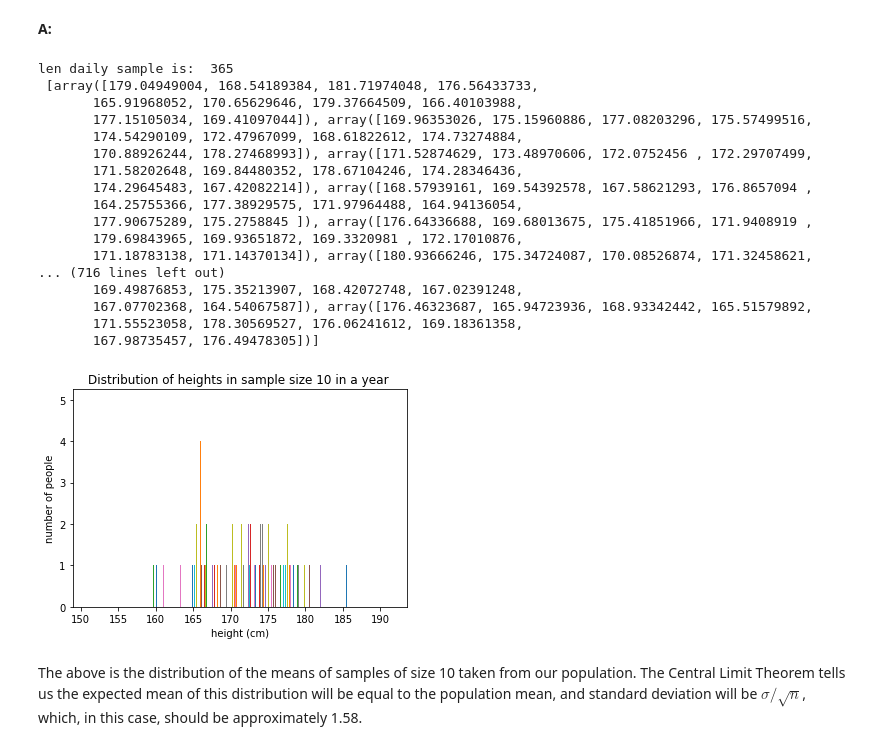
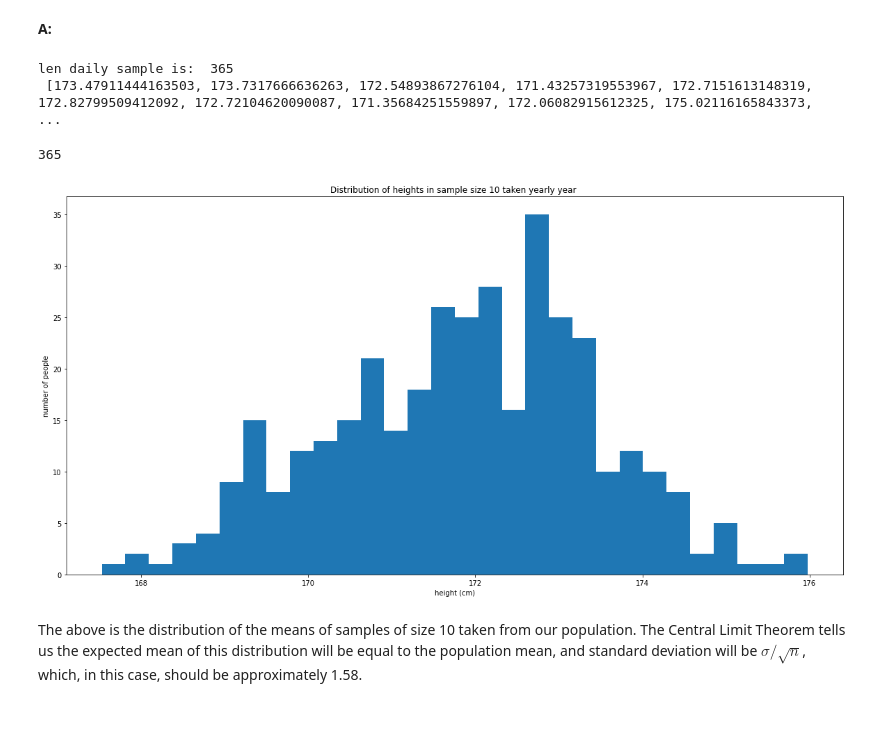
Before and after one commit to mmdebrahimi/Springboard, a Jupyter notebook: Frequentist%20Case%20Study_emanuele_ebrahimi.ipynb, the cells around one changed output. Drawn from its saved outputs; the diff is of its cells as text; code cells hidden in the pictures; blank space fills up the shorter version.

```diff
--- a/Frequentist%20Case%20Study_emanuele_ebrahimi.ipynb
+++ b/Frequentist%20Case%20Study_emanuele_ebrahimi.ipynb
@@ -246,37 +246,30 @@ def townsfolk_sampler(n):
 seed(47)
 # take your samples here
 daily_sample_yearly = list()
-for i in range(365):
-    if i <= 365:
-        daily_sample_yearly.append(townsfolk_sampler(10))
+def daily_sampling(n_samples, sample_list):
+    daily_sample_yearly = list()
+    for i in range(365):
+        if i <= 365:
+            sample_list.append(np.mean(townsfolk_sampler(n_samples)))
 
-
+daily_sampling(10, daily_sample_yearly)
 print("len daily sample is: ", len(daily_sample_yearly), "\n", daily_sample_yearly)
 # %% [output]
 len daily sample is:  365
- [array([179.04949004, 168.54189384, 181.71974048, 176.56433733,
-       165.91968052, 170.65629646, 179.37664509, 166.40103988,
-       177.15105034, 169.41097044]), array([169.96353026, 175.15960886, 177.08203296, 175.57499516,
-       174.54290109, 172.47967099, 168.61822612, 174.73274884,
-       170.88926244, 178.27468993]), array([171.52874629, 173.48970606, 172.0752456 , 172.29707499,
-       171.58202648, 169.84480352, 178.67104246, 174.28346436,
-       174.29645483, 167.42082214]), array([168.57939161, 169.54392578, 167.58621293, 176.8657094 ,
-       164.25755366, 177.38929575, 171.97964488, 164.94136054,
-       177.90675289, 175.2758845 ]), array([176.64336688, 169.68013675, 175.41851966, 171.9408919 ,
-       179.69843965, 169.93651872, 169.3320981 , 172.17010876,
-       171.18783138, 171.14370134]), array([180.93666246, 175.34724087, 170.08526874, 171.32458621,
-... (716 lines left out)
-       169.49876853, 175.35213907, 168.42072748, 167.02391248,
-       167.07702368, 164.54067587]), array([176.46323687, 165.94723936, 168.93342442, 165.51579892,
-       171.55523058, 178.30569527, 176.06241612, 169.18361358,
-       167.98735457, 176.49478305])]
+ [173.47911444163503, 173.7317666636263, 172.54893867276104, 171.43257319553967, 172.7151613148319, 172.82799509412092, 172.72104620090087, 171.35684251559897, 172.06082915612325, 175.02116165843373,  ...
+# %%
+len(daily_sample_yearly)
+# %% [output]
+365
 # %%
-_ = plt.hist(daily_sample_yearly, bins=50)
+_ = plt.figure(figsize = (20,10))
+_ = plt.hist(daily_sample_yearly, bins=30)
+
 _ = plt.xlabel('height (cm)')
 _ = plt.ylabel('number of people')
 _ = plt.title('Distribution of heights in sample size 10 taken yearly year ')
 # %% [output]
-[figure, old version]
+[figure, new version]
 # %% [markdown]
 The above is the distribution of the means of samples of size 10 taken from our population. The Central Limit Theorem tells us the expected mean of this distribution will be equal to the population mean, and standard deviation will be $\sigma / \sqrt n$, which, in this case, should be approximately 1.58.
 # %% [markdown]
```
Also changed, not shown: parts of 17 cells of this notebook.
